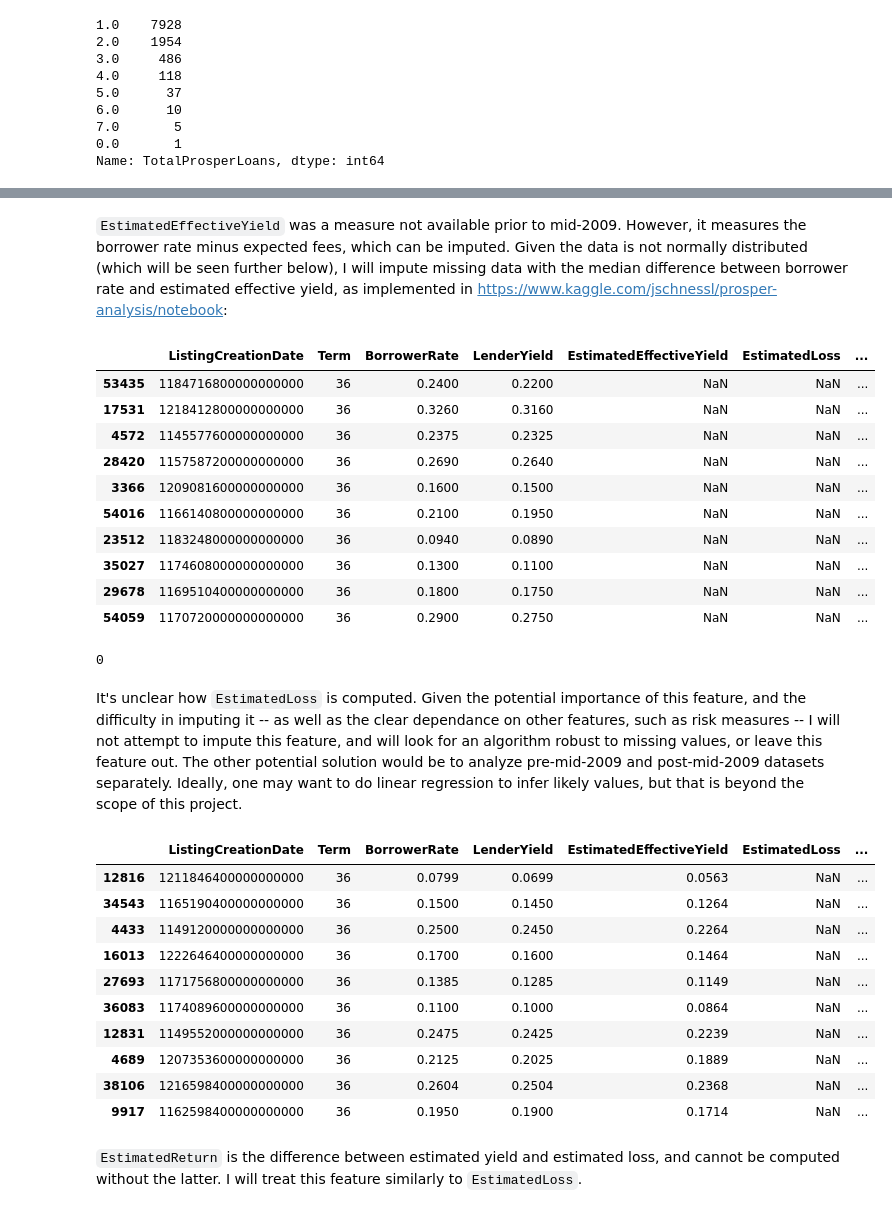
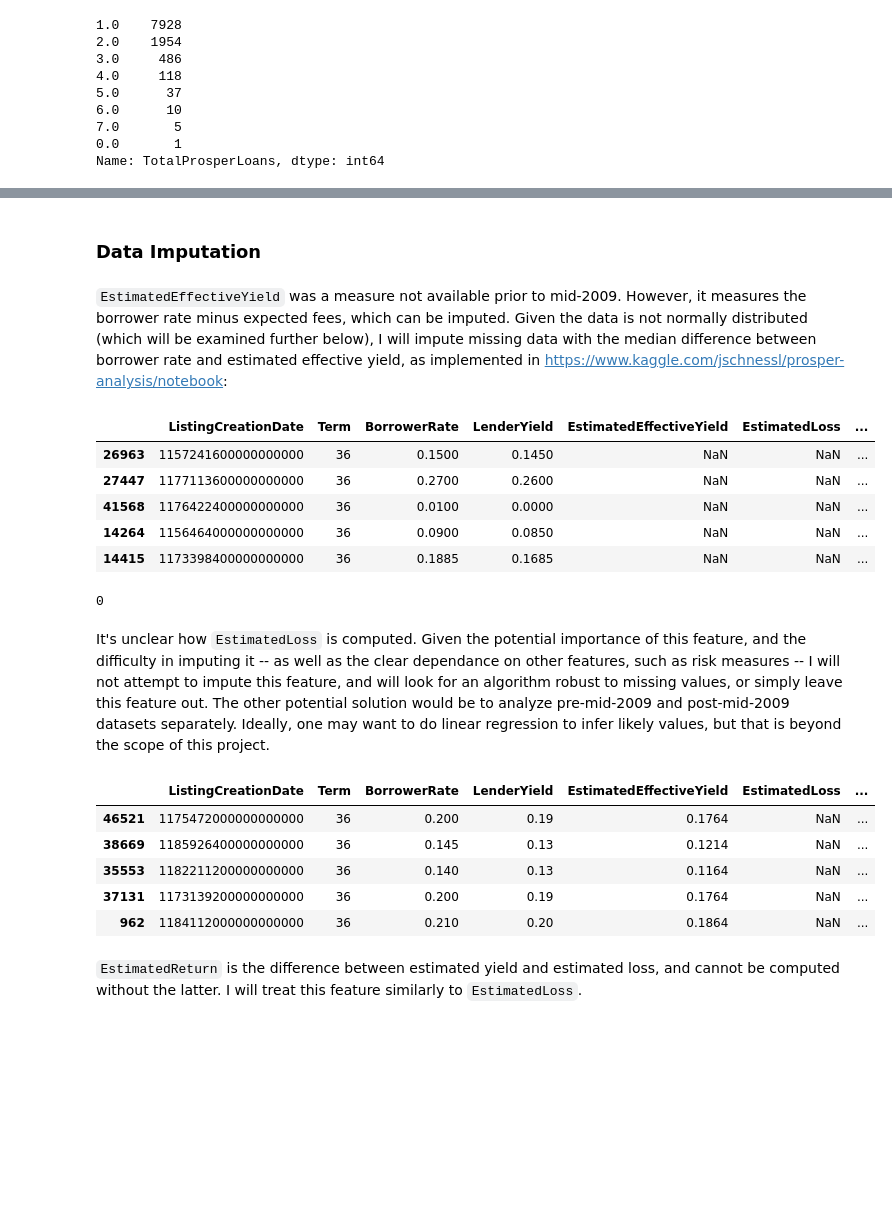
Before and after one commit to eskrav/udacity-machine-learning, a Jupyter notebook: capstone-project/capstone_project.ipynb, the cells around one changed output, grey strips where cells are left out. Cells and saved outputs as stored; diff of their text form; code cells hidden in the pictures; blank space fills up the shorter version.

```diff
--- a/capstone-project/capstone_project.ipynb
+++ b/capstone-project/capstone_project.ipynb
@@ -112,21 +118,18 @@ data.describe()
 | 50% | 1.219277e+18 | 36.000000 | 0.194500 | 0.182550 | 0.171500 | 0.098000 | ... |
 | 75% | 1.314403e+18 | 36.000000 | 0.269900 | 0.257200 | 0.246900 | 0.140500 | ... |
 | max | 1.392250e+18 | 60.000000 | 0.497500 | 0.492500 | 0.319900 | 0.366000 | ... |
+# %% [markdown]
+### Data Imputation
 # %% [markdown]
-`EstimatedEffectiveYield` was a measure not available prior to mid-2009.  However, it measures the borrower rate minus expected fees, which can be imputed.  Given the data is not normally distributed (which will be seen further below), I will impute missing data with the median difference between borrower rate and estimated effective yield, as implemented in https://www.kaggle.com/jschnessl/prosper-analysis/notebook:
+`EstimatedEffectiveYield` was a measure not available prior to mid-2009.  However, it measures the borrower rate minus expected fees, which can be imputed.  Given the data is not normally distributed (which will be examined further below), I will impute missing data with the median difference between borrower rate and estimated effective yield, as implemented in https://www.kaggle.com/jschnessl/prosper-analysis/notebook:
 # %%
-data[data.EstimatedEffectiveYield.isna()].sample(10)
+data[data.EstimatedEffectiveYield.isna()].sample(5)
 # %% [output]
 |  | ListingCreationDate | Term | BorrowerRate | LenderYield | EstimatedEffectiveYield | EstimatedLoss | ... |
-| 53435 | 1184716800000000000 | 36 | 0.2400 | 0.2200 | NaN | NaN | ... |
-| 17531 | 1218412800000000000 | 36 | 0.3260 | 0.3160 | NaN | NaN | ... |
-| 4572 | 1145577600000000000 | 36 | 0.2375 | 0.2325 | NaN | NaN | ... |
-| 28420 | 1157587200000000000 | 36 | 0.2690 | 0.2640 | NaN | NaN | ... |
-| 3366 | 1209081600000000000 | 36 | 0.1600 | 0.1500 | NaN | NaN | ... |
-| 54016 | 1166140800000000000 | 36 | 0.2100 | 0.1950 | NaN | NaN | ... |
-| 23512 | 1183248000000000000 | 36 | 0.0940 | 0.0890 | NaN | NaN | ... |
-| 35027 | 1174608000000000000 | 36 | 0.1300 | 0.1100 | NaN | NaN | ... |
-| 29678 | 1169510400000000000 | 36 | 0.1800 | 0.1750 | NaN | NaN | ... |
-| 54059 | 1170720000000000000 | 36 | 0.2900 | 0.2750 | NaN | NaN | ... |
+| 26963 | 1157241600000000000 | 36 | 0.1500 | 0.1450 | NaN | NaN | ... |
+| 27447 | 1177113600000000000 | 36 | 0.2700 | 0.2600 | NaN | NaN | ... |
+| 41568 | 1176422400000000000 | 36 | 0.0100 | 0.0000 | NaN | NaN | ... |
+| 14264 | 1156464000000000000 | 36 | 0.0900 | 0.0850 | NaN | NaN | ... |
+| 14415 | 1173398400000000000 | 36 | 0.1885 | 0.1685 | NaN | NaN | ... |
 # %%
 estimated_fees = (data["BorrowerRate"] - data["EstimatedEffectiveYield"]).median()
@@ -137,21 +138,16 @@ data["EstimatedEffectiveYield"].isnull().sum()
 # %% [output]
 0
 # %% [markdown]
-It's unclear how `EstimatedLoss` is computed.  Given the potential importance of this feature, and the difficulty in imputing it -- as well as the clear dependance on other features, such as risk measures -- I will not attempt to impute this feature, and will look for an algorithm robust to missing values, or leave this feature out.  The other potential solution would be to analyze pre-mid-2009 and post-mid-2009 datasets separately.  Ideally, one may want to do linear regression to infer likely values, but that is beyond the scope of this project.
+It's unclear how `EstimatedLoss` is computed.  Given the potential importance of this feature, and the difficulty in imputing it -- as well as the clear dependance on other features, such as risk measures -- I will not attempt to impute this feature, and will look for an algorithm robust to missing values, or simply leave this feature out.  The other potential solution would be to analyze pre-mid-2009 and post-mid-2009 datasets separately.  Ideally, one may want to do linear regression to infer likely values, but that is beyond the scope of this project.
 # %%
-data[data.EstimatedLoss.isna()].sample(10)
+data[data.EstimatedLoss.isna()].sample(5)
 # %% [output]
 |  | ListingCreationDate | Term | BorrowerRate | LenderYield | EstimatedEffectiveYield | EstimatedLoss | ... |
-| 12816 | 1211846400000000000 | 36 | 0.0799 | 0.0699 | 0.0563 | NaN | ... |
-| 34543 | 1165190400000000000 | 36 | 0.1500 | 0.1450 | 0.1264 | NaN | ... |
-| 4433 | 1149120000000000000 | 36 | 0.2500 | 0.2450 | 0.2264 | NaN | ... |
-| 16013 | 1222646400000000000 | 36 | 0.1700 | 0.1600 | 0.1464 | NaN | ... |
-| 27693 | 1171756800000000000 | 36 | 0.1385 | 0.1285 | 0.1149 | NaN | ... |
-| 36083 | 1174089600000000000 | 36 | 0.1100 | 0.1000 | 0.0864 | NaN | ... |
-| 12831 | 1149552000000000000 | 36 | 0.2475 | 0.2425 | 0.2239 | NaN | ... |
-| 4689 | 1207353600000000000 | 36 | 0.2125 | 0.2025 | 0.1889 | NaN | ... |
-| 38106 | 1216598400000000000 | 36 | 0.2604 | 0.2504 | 0.2368 | NaN | ... |
-| 9917 | 1162598400000000000 | 36 | 0.1950 | 0.1900 | 0.1714 | NaN | ... |
+| 46521 | 1175472000000000000 | 36 | 0.200 | 0.19 | 0.1764 | NaN | ... |
+| 38669 | 1185926400000000000 | 36 | 0.145 | 0.13 | 0.1214 | NaN | ... |
+| 35553 | 1182211200000000000 | 36 | 0.140 | 0.13 | 0.1164 | NaN | ... |
+| 37131 | 1173139200000000000 | 36 | 0.200 | 0.19 | 0.1764 | NaN | ... |
+| 962 | 1184112000000000000 | 36 | 0.210 | 0.20 | 0.1864 | NaN | ... |
 # %% [markdown]
 `EstimatedReturn` is the difference between estimated yield and estimated loss, and cannot be computed without the latter.  I will treat this feature similarly to `EstimatedLoss`.
 # %%
```
Also changed, not shown: parts of 238 cells of this notebook, 13 other files.
